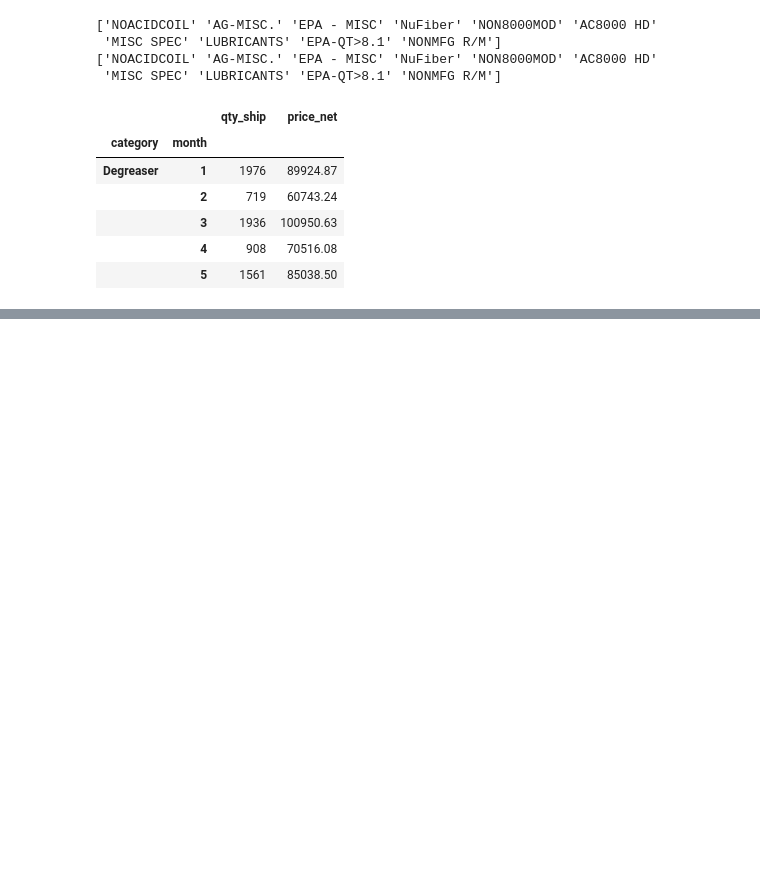
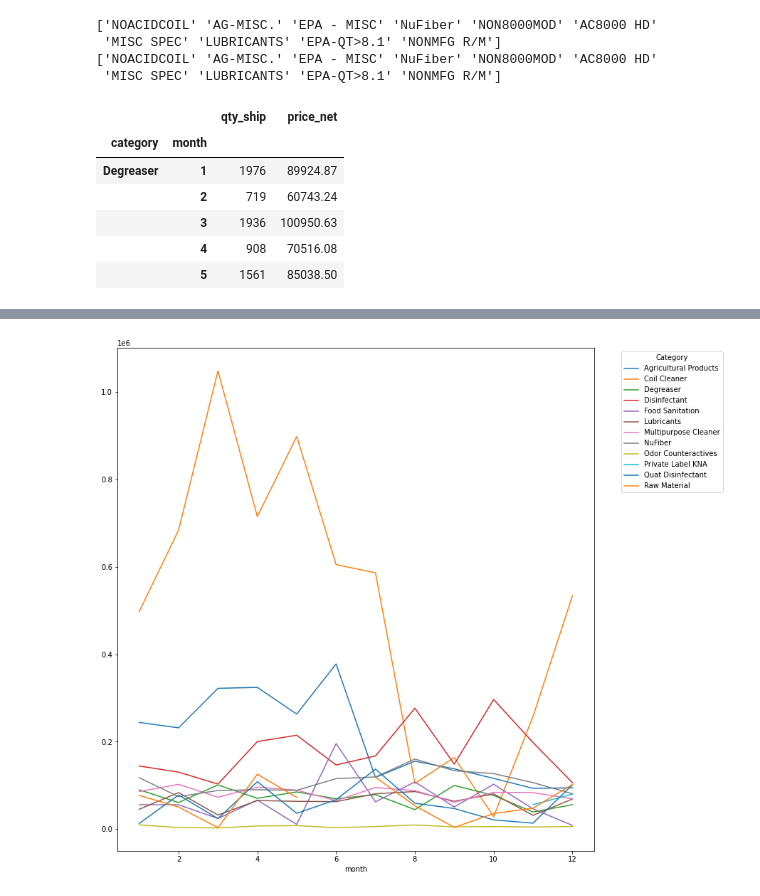
Before and after one commit to aadeba5/Project1, a Jupyter notebook: Nuance_Eric.ipynb, the cells around one changed output, grey strips where cells are left out. Saved outputs shown, nothing was run; the diff lists cells and outputs as text; code cells hidden in the pictures; blank space fills up the shorter version.

```diff
--- a/Nuance_Eric.ipynb
+++ b/Nuance_Eric.ipynb
@@ -295,0 +297,7 @@ ax=twenty_19_monthly.unstack('category')['qty_ship'].plot(kind='line', figsize=(
+# %%
+ax=twenty_19_monthly.unstack('category')['price_net'].plot(kind='line', figsize=(12,13))
+plt.legend(title='Category', bbox_to_anchor=(1.05, 1), loc='upper left')
+plt.savefig('output/2019 Top 10 Category Sales Dollar Amount by month',facecolor='w', bbox_inches='tight')
+plt.show()
+# %% [output]
+[figure, added]
```
Also changed, not shown: parts of 5 cells of this notebook, 4 other files.
